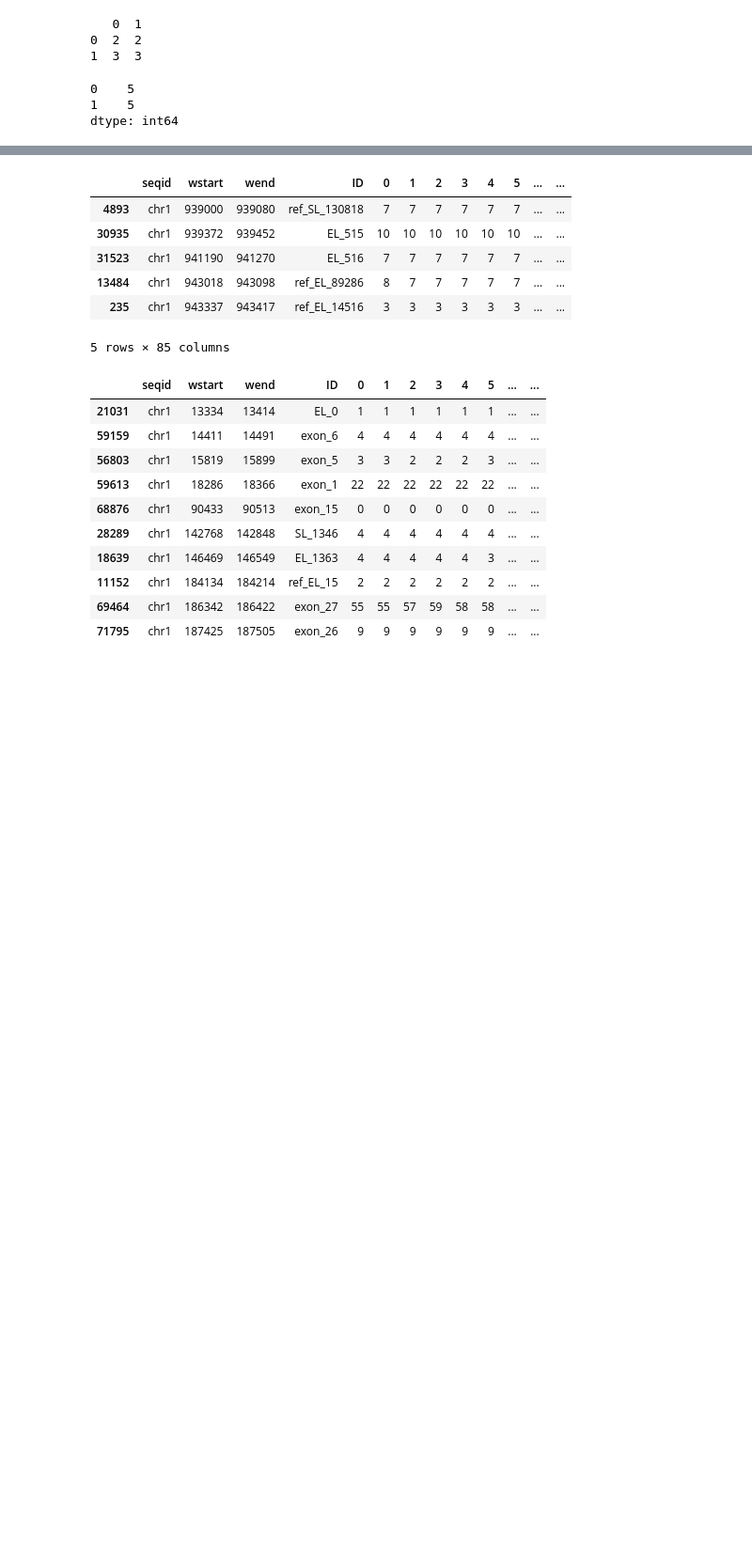
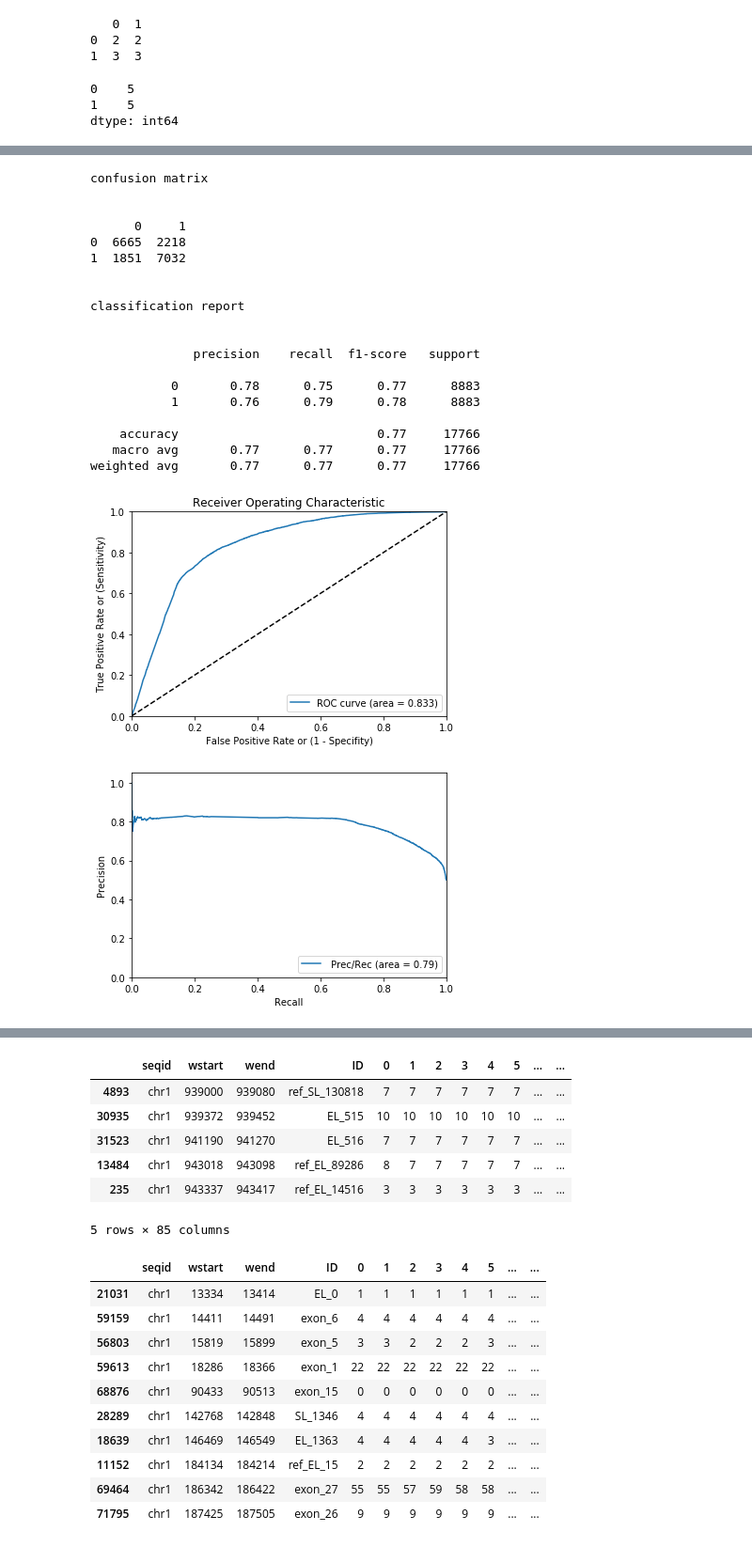
Before and after one commit to vinay-swamy/eyesplice_predictor, a Jupyter notebook: notebooks/explore_data.ipynb, the cells around one changed output, grey strips where cells are left out. Shown at 94% size. Saved outputs shown, nothing was run; the diff lists cells and outputs as text; code cells hidden in the pictures; blank space fills up the shorter version.

```diff
--- a/notebooks/explore_data.ipynb
+++ b/notebooks/explore_data.ipynb
@@ -368,0 +336,29 @@ weighted avg       0.85      0.85      0.85     10047
+# %%
+lc_data=np.log2(complete_data.loc[:,x_cols] + 1 )
+
+model_lc=XGBClassifier(random_state=2234)
+X_j=lc_data
+Y_j=complete_data['Y']
+m=train_model(X_j, Y_j, model_lc)
+# %% [output]
+confusion matrix
+
+
+      0     1
+0  6665  2218
+1  1851  7032
+
+
+classification report
+
+
+              precision    recall  f1-score   support
+
+           0       0.78      0.75      0.77      8883
+           1       0.76      0.79      0.78      8883
+
+    accuracy                           0.77     17766
+   macro avg       0.77      0.77      0.77     17766
+weighted avg       0.77      0.77      0.77     17766
+[figure, added]
+[figure, added]
```
Also changed, not shown: parts of 12 cells of this notebook, 2 other files.
